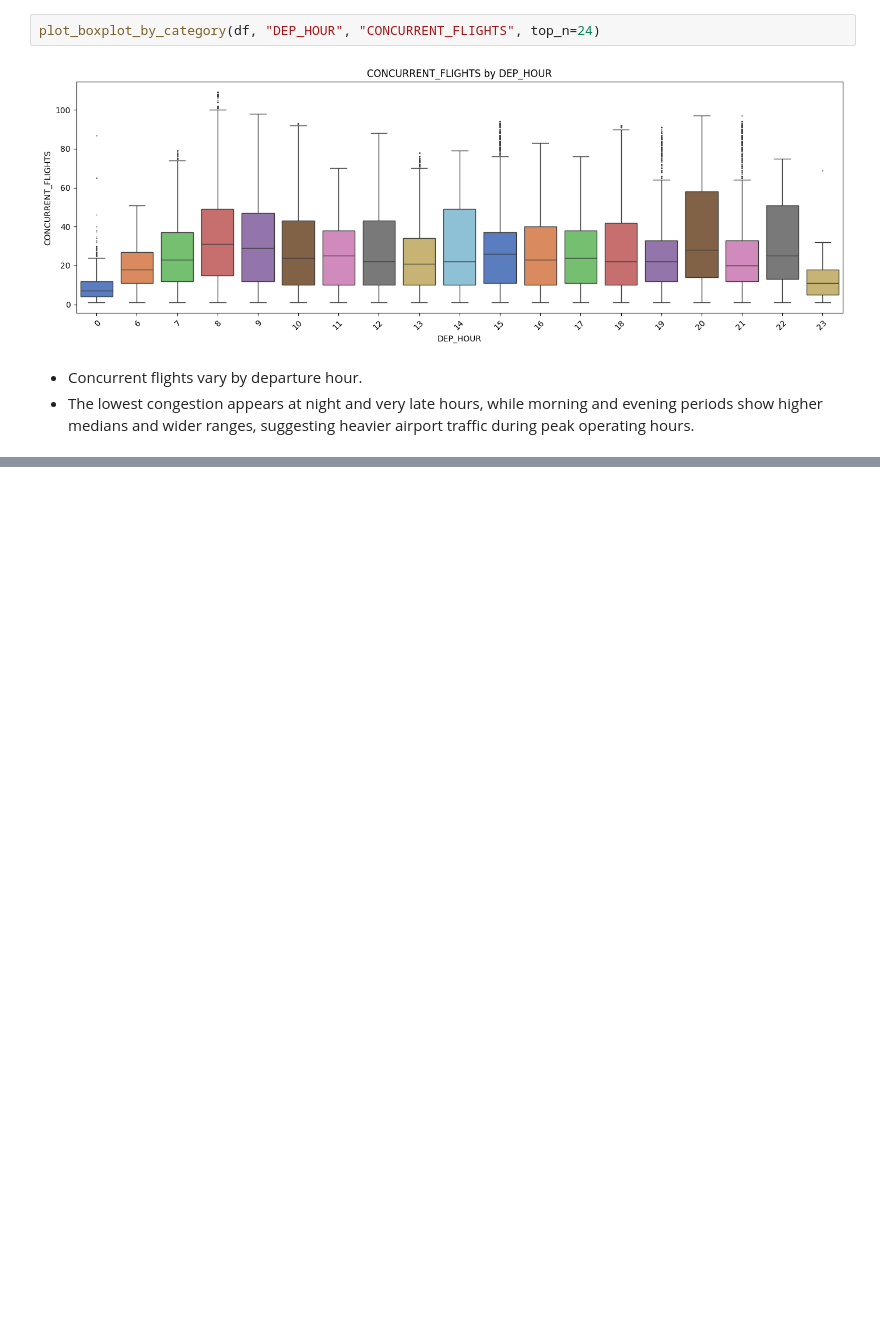
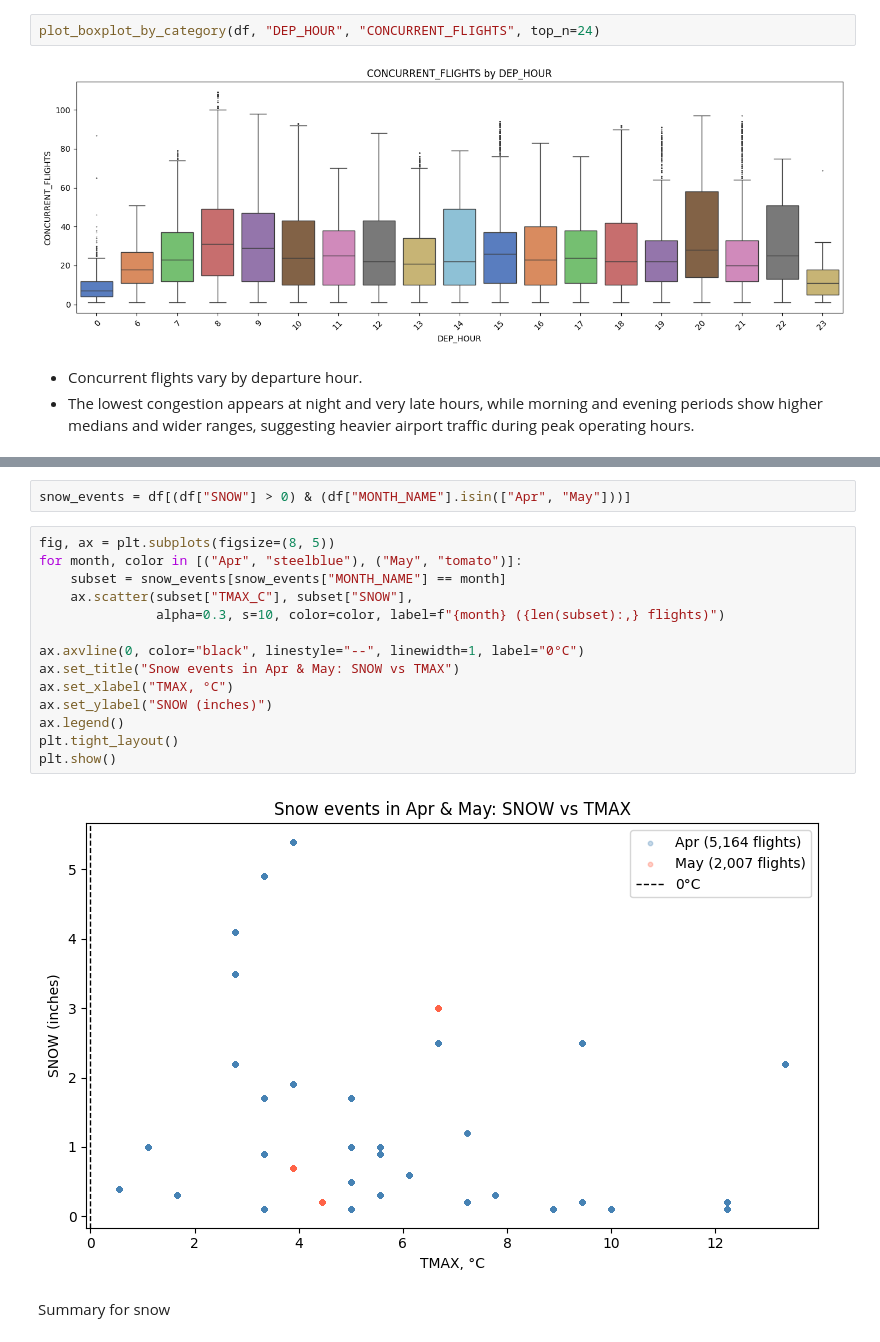
Before and after one commit to AlinaYakubova/ml-flight-felay-prediction, a Jupyter notebook: flight_delay_prediction.ipynb, the cells around one changed output, grey strips where cells are left out. Cells and saved outputs as stored; diff of their text form; blank space fills up the shorter version.

```diff
--- a/flight_delay_prediction.ipynb
+++ b/flight_delay_prediction.ipynb
@@ -307,0 +498,20 @@ plot_boxplot_by_category(df, "DEP_HOUR", "CONCURRENT_FLIGHTS", top_n=24)
+# %%
+snow_events = df[(df["SNOW"] > 0) & (df["MONTH_NAME"].isin(["Apr", "May"]))]
+# %%
+fig, ax = plt.subplots(figsize=(8, 5))
+for month, color in [("Apr", "steelblue"), ("May", "tomato")]:
+    subset = snow_events[snow_events["MONTH_NAME"] == month]
+    ax.scatter(subset["TMAX_C"], subset["SNOW"],
+               alpha=0.3, s=10, color=color, label=f"{month} ({len(subset):,} flights)")
+
+ax.axvline(0, color="black", linestyle="--", linewidth=1, label="0°C")
+ax.set_title("Snow events in Apr & May: SNOW vs TMAX")
+ax.set_xlabel("TMAX, °C")
+ax.set_ylabel("SNOW (inches)")
+ax.legend()
+plt.tight_layout()
+plt.show()
+# %% [output]
+[figure, added]
+# %% [markdown]
+Summary for snow
```
Also changed, not shown: parts of 39 cells of this notebook.
